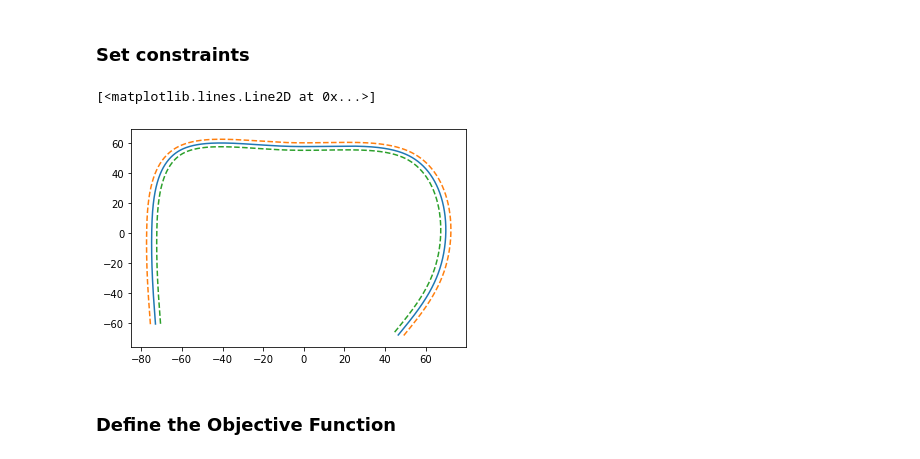
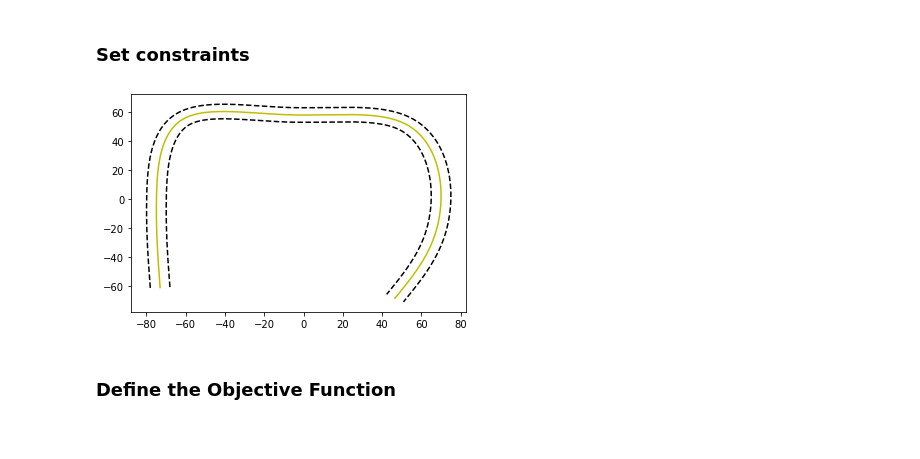
Before and after one commit to winstxnhdw/OfflinePathOptimisation, a Jupyter notebook: main.ipynb, the cells around one changed output. Saved outputs shown, nothing was run; the diff lists cells and outputs as text; code cells hidden in the pictures.

```diff
--- a/main.ipynb
+++ b/main.ipynb
@@ -368,7 +366,7 @@ ly = []
 rx = []
 ry = []
 
-lateral_offset = 2.5
+lateral_offset = 5
 
 for i in range(0, len(pyaw)):
     lx.append(px[i] - lateral_offset*np.sin(pyaw[i]))
@@ -378,12 +376,13 @@ for i in range(0, len(pyaw)):
 # %%
 %matplotlib inline
 
-plt.plot(px, py)
-plt.plot(lx, ly, '--')
-plt.plot(rx, ry, '--')
+plt.plot(px, py, '-y')
+plt.plot(lx, ly, '--k')
+plt.plot(rx, ry, '--k')
+
+plt.show()
 # %% [output]
-[<matplotlib.lines.Line2D at 0x...>]
-[figure, old version]
+[figure, new version]
 # %% [markdown]
 ### Define the Objective Function
 # %%
```
Also changed, not shown: parts of 1 cell of this notebook, 1 other file.
